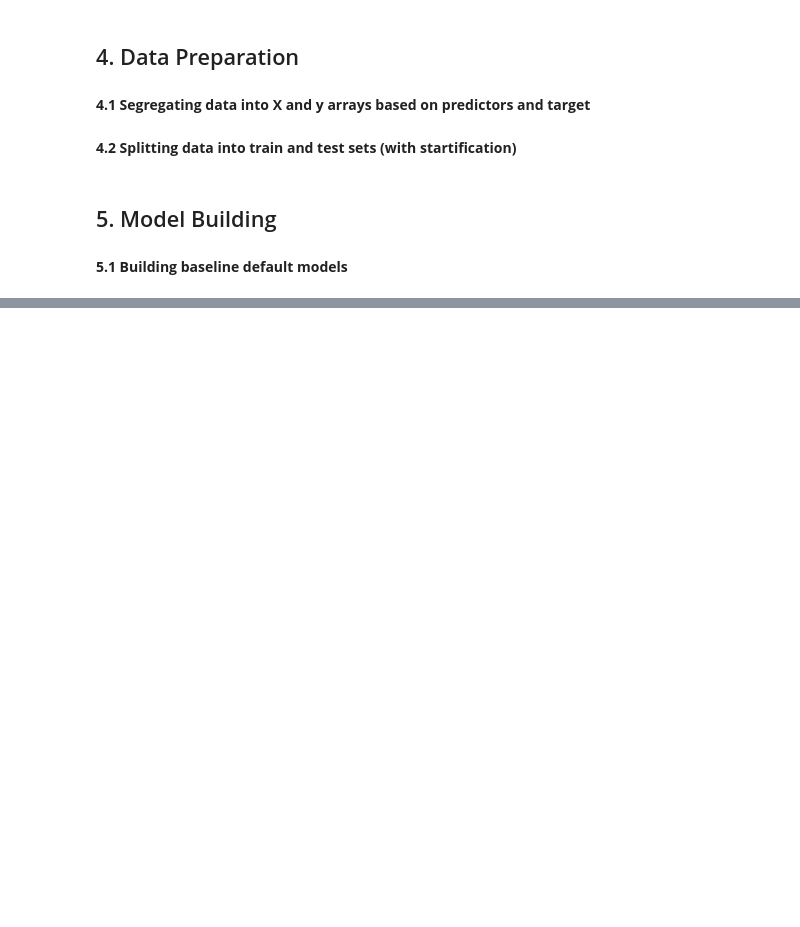
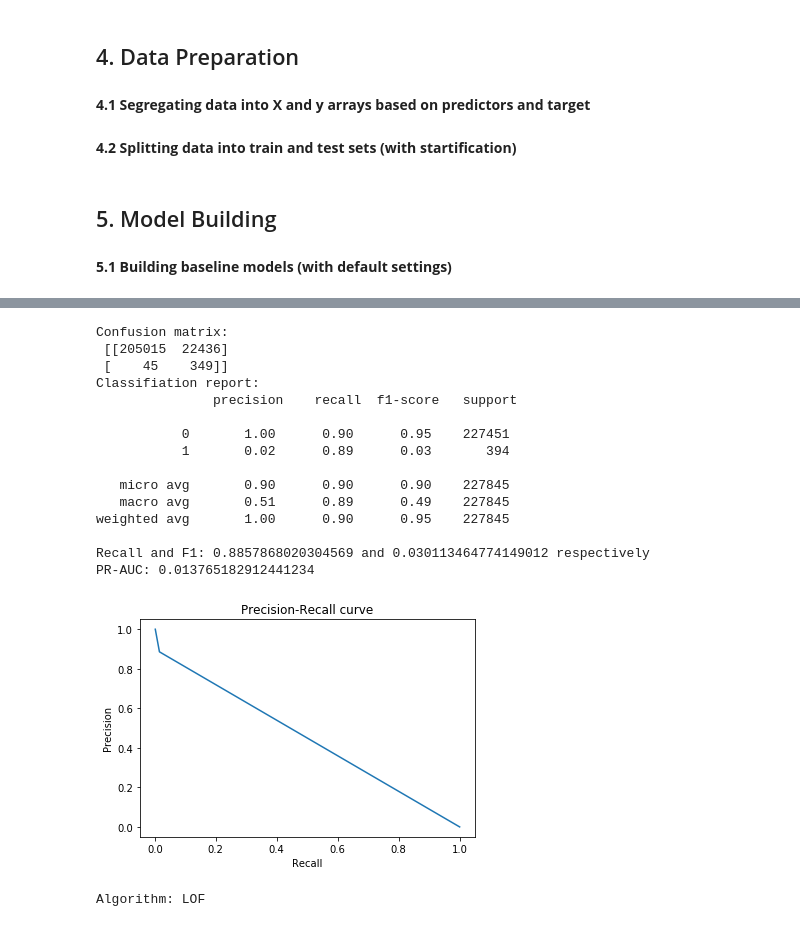
Before and after one commit to SwapnilSParkhe/Machine-Learning, a Jupyter notebook: Projects/Credit Card Fraud Detection/Credit Card Fraud Detection using Anomaly Detection .ipynb, the cells around one changed output, grey strips where cells are left out. Cells and saved outputs as stored; diff of their text form; code cells hidden in the pictures; blank space fills up the shorter version.

Commit message:
Looping in train, test

```diff
--- a/Projects/Credit Card Fraud Detection/Credit Card Fraud Detection using Anomaly Detection .ipynb
+++ b/Projects/Credit Card Fraud Detection/Credit Card Fraud Detection using Anomaly Detection .ipynb
@@ -287,36 +286,53 @@ X_train, X_test, y_train, y_test = train_test_split(X,y,test_size=0.2,stratify=y
 # %% [markdown]
 ## 5. Model Building
 # %% [markdown]
-**5.1 Building baseline default models**
+**5.1 Building baseline models (with default settings)**
 # %%
 # Creating a dictionary of classifers
 classifiers = {
     "IF": IsolationForest(),
     "LOF": LocalOutlierFactor(),
     "OCSVM": OneClassSVM()}
+
+#Creating a dictionary of datasets to be passed into the classifiers
+data = {
+    "train": [X_train, y_train],
+    "test": [X_test, y_test]
+}
 # %%
-#Fitting model and tagging outliers
-for i, (clf_name, clf) in enumerate(classifiers.items()):
-    if clf_name=="IF":
-        clf.fit(X)
-        scores_pred = clf.decision_function(X)
-        y_pred = clf.predict(X)
+#Fitting multiple classifiers and evaluating performance (and tagging outliers)
+for i, (data_key, data_value) in enumerate(data.items()):
+    print("--------------Evaluation summary for: {} data--------------".format(data_key))
 
-    elif clf_name=="LOF":
-        y_pred = clf.fit_predict(X)
-        scores_pred = clf.negative_outlier_factor_
+    for j, (clf_name, clf) in enumerate(classifiers.items()):
+        print("Algorithm: {}".format(clf_name))
+        if clf_name=="IF":
+            %time clf.fit(X_train)
+            scores_pred = clf.decision_function(data_value[0])
+            y_pred = clf.predict(data_value[0])
 
-    else:
-        y_pred = clf.fit_predict(X)
+        elif clf_name=="LOF":
+            %time clf.fit(X_train)
+            y_pred = clf.predict(data_value[0])
+            scores_pred = clf.negative_outlier_factor_
 
-    #The algos predicts {1,-1} for {normal, anomalous} case, whereas original y has {0,1}
-    y_pred[y_pred==1]=0
-    y_pred[y_pred==-1]=1
+        else:
+            %time clf.fit(X_train)
+            y_pred = clf.predict(data_value[0])
 
-    #Evaluation
-    n_errors = sum(y_pred!=y)
-    print('n_errors for {}: {}'.format(clf_name, n_errors))
-    print('Recall, Precision, F1 is {},{},{}'.format(recall_score(y,y_pred),precision_score(y,y_pred),f1_score(y,y_pred)))
-    print(confusion_matrix(y,y_pred))
-    print(classification_report(y,y_pred))
+        #The algos predicts {1,-1} for {normal, anomalous} case, whereas original y has {0,1}
+        y_pred[y_pred==1]=0
+        y_pred[y_pred==-1]=1
+
+        #Evaluation (using Recall, F1, )
+        P, R, _ = precision_recall_curve(data_value[1],y_pred)
+        print('Confusion matrix:', '\n', confusion_matrix(data_value[1],y_pred))
+        print('Classifiation report:', '\n', classification_report(data_value[1],y_pred))
+        print('Recall and F1: {} and {} respectively'.format(recall_score(data_value[1],y_pred),f1_score(data_value[1],y_pred)))
+        print("PR-AUC: {}".format(average_precision_score(data_value[1],y_pred)))
+        plt.plot(P,R)
+        plt.title('Precision-Recall curve')
+        plt.xlabel('Recall')
+        plt.ylabel('Precision')
+        plt.show()
 # %% [output]
@@ -339,0 +343,17 @@ weighted avg       1.00      0.50      0.67    284807
+Confusion matrix:
+ [[205015  22436]
+ [    45    349]]
+Classifiation report:
+               precision    recall  f1-score   support
+
+           0       1.00      0.90      0.95    227451
+           1       0.02      0.89      0.03       394
+
+   micro avg       0.90      0.90      0.90    227845
+   macro avg       0.51      0.89      0.49    227845
+weighted avg       1.00      0.90      0.95    227845
+
+Recall and F1: 0.8857868020304569 and 0.030113464774149012 respectively
+PR-AUC: 0.013765182912441234
+[figure, added]
+Algorithm: LOF
```
Also changed, not shown: parts of 3 cells of this notebook.
